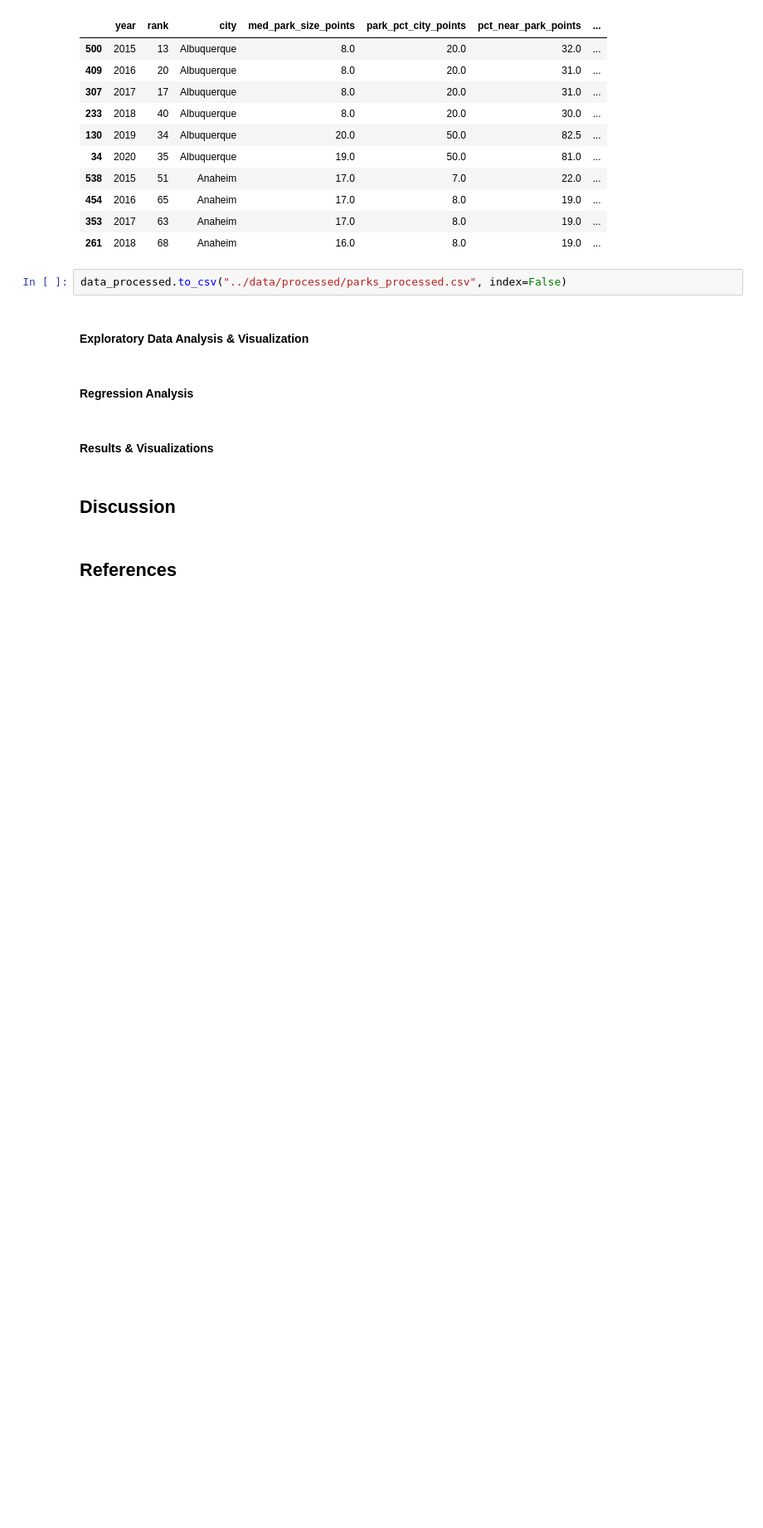
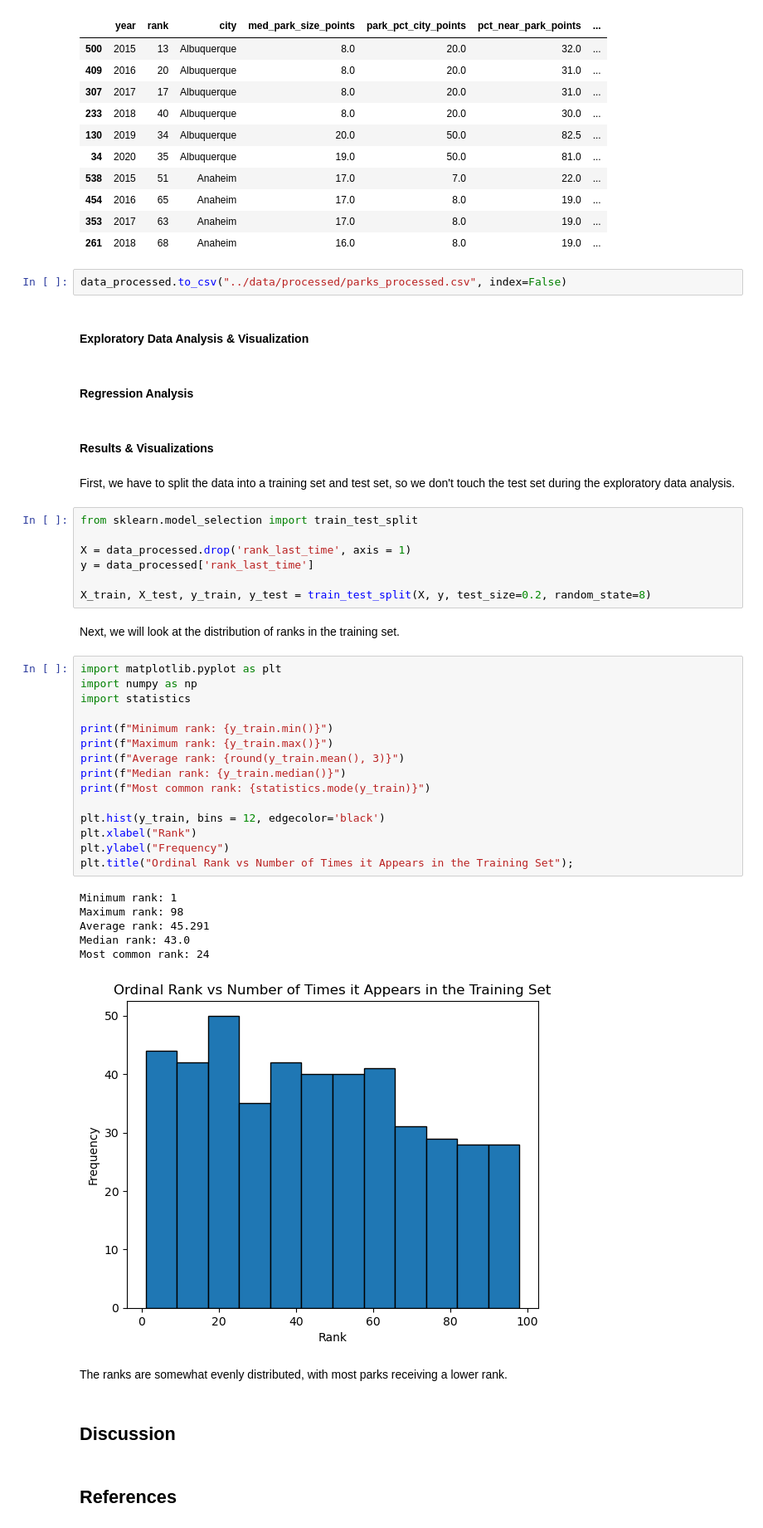
Before and after one commit to UBC-DSCI-310-2025W2/dsci-310-group-08, a Jupyter notebook: notebooks/parks_analysis.ipynb, the cells around one changed output. Shown at 83% size. Drawn from its saved outputs; the diff is of its cells as text; blank space fills up the shorter version.

Commit message:
adding distribution of target variable in training data plot

```diff
--- a/notebooks/parks_analysis.ipynb
+++ b/notebooks/parks_analysis.ipynb
@@ -161,6 +161,41 @@ data_processed.to_csv("../data/processed/parks_processed.csv", index=False)
 #### Regression Analysis
 # %% [markdown]
 #### Results & Visualizations
+# %% [markdown]
+First, we have to split the data into a training set and test set, so we don't touch the test set during the exploratory data analysis.
+# %%
+from sklearn.model_selection import train_test_split
+
+X = data_processed.drop('rank_last_time', axis = 1)
+y = data_processed['rank_last_time']
+
+X_train, X_test, y_train, y_test = train_test_split(X, y, test_size=0.2, random_state=8)
+# %% [markdown]
+Next, we will look at the distribution of ranks in the training set.
+# %%
+import matplotlib.pyplot as plt
+import numpy as np
+import statistics
+
+print(f"Minimum rank: {y_train.min()}")
+print(f"Maximum rank: {y_train.max()}")
+print(f"Average rank: {round(y_train.mean(), 3)}")
+print(f"Median rank: {y_train.median()}")
+print(f"Most common rank: {statistics.mode(y_train)}")
+
+plt.hist(y_train, bins = 12, edgecolor='black')
+plt.xlabel("Rank")
+plt.ylabel("Frequency")
+plt.title("Ordinal Rank vs Number of Times it Appears in the Training Set");
+# %% [output]
+Minimum rank: 1
+Maximum rank: 98
+Average rank: 45.291
+Median rank: 43.0
+Most common rank: 24
+[figure, added]
+# %% [markdown]
+The ranks are somewhat evenly distributed, with most parks receiving a lower rank.
 # %% [markdown]
 ## Discussion
 # %% [markdown]
```
